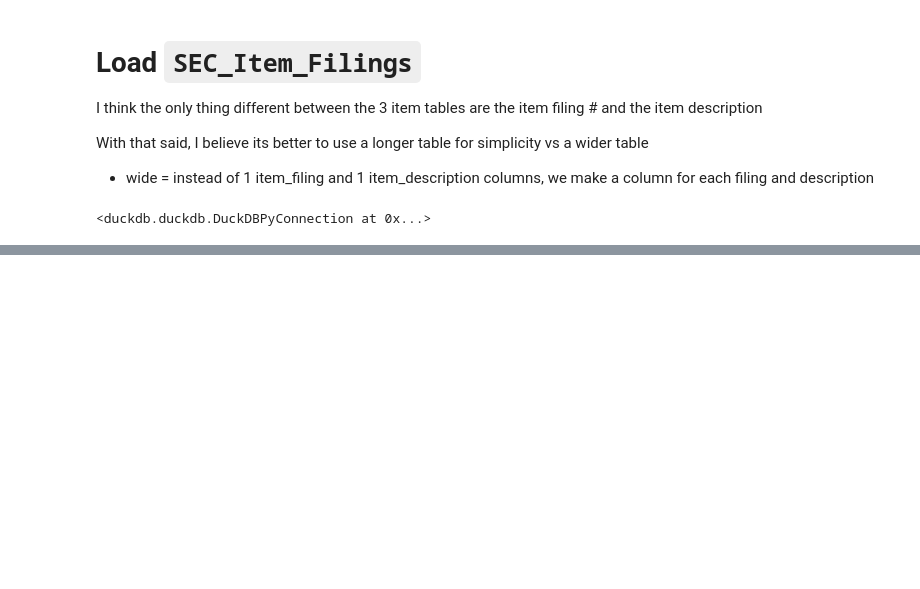
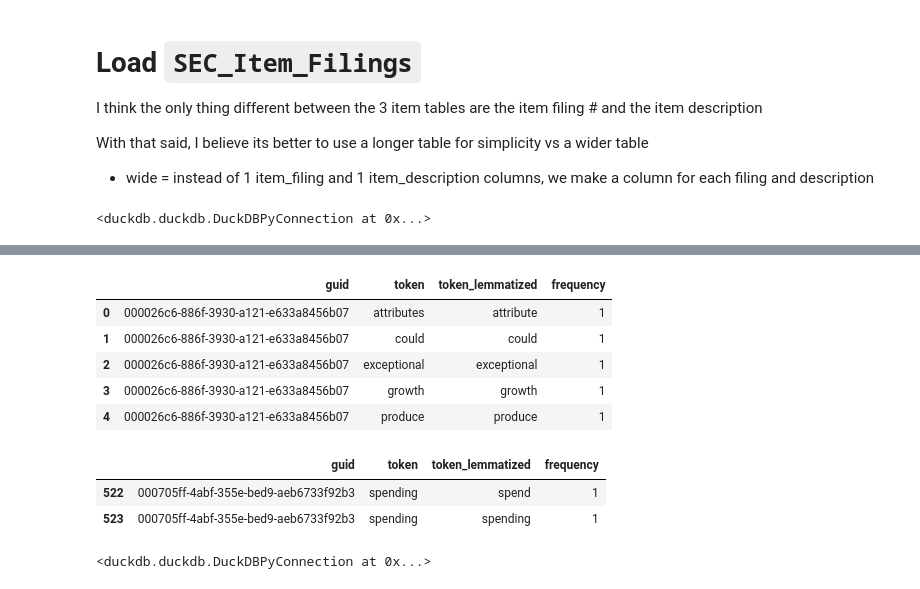
Before and after one commit to luchomame/financial-risk-scoring-nlp, a Jupyter notebook: notebooks/db_creation.ipynb, the cells around one changed output, grey strips where cells are left out. Drawn from its saved outputs; the diff is of its cells as text; code cells hidden in the pictures; blank space fills up the shorter version.

```diff
--- a/notebooks/db_creation.ipynb
+++ b/notebooks/db_creation.ipynb
@@ -803,0 +1001,5 @@ con.close()
+# %%
+con = duckdb.connect("financial_news.db")
+finbert_csv = "articles_with_all_finbert_scores.csv"
+# SO THIS ONE WILL HAVE DUPES! NEED TO DEDUPE!
+tokens_csv = "tokens.csv"
@@ -803,0 +1072,9 @@ con.close()
+# %%
+# SO THIS ONE WILL HAVE DUPES! NEED TO DEDUPE!
+df = pd.read_csv(tokens_csv)
+print(df.size)
+
+# remove df duplicates based on guid
+df.drop_duplicates(subset=['guid'], inplace=True)
+print(df.size)
+df.head()
@@ -803,0 +1090,46 @@ con.close()
+# %%
+tokens_description_data = []
+tokens_title_data = []
+
+for _, row in df.iterrows():
+    guid = row['guid']
+
+    tokens_description = eval(row['tokens_description'])
+    tokens_title = eval(row['tokens_title'])
+
+    for token, lemma  in tokens_description:
+        tokens_description_data.append((guid, token, lemma))
+
+    for token, lemma  in tokens_title:
+        tokens_title_data.append((guid, token, lemma))
+
+df_tokens_description = pd.DataFrame(tokens_description_data, columns=["guid", "token", "token_lemmatized"])
+df_tokens_title = pd.DataFrame(tokens_title_data, columns=["guid", "token", "token_lemmatized"])
+# %%
+# df_tokens_description.head()
+# find guid 367bed80-8d07-3dce-8092-fd53d70578fe with token quarter
+# df_tokens_description[(df_tokens_description['guid'] == '367bed80-8d07-3dce-8092-fd53d70578fe' ) & (df_tokens_description['token'] == 'quarter')]
+# aggregate any duplicates and count them and add them to column frequency
+### OKAY LETS KEEP token_lemmatized HERE BC LEMMAS RELY ON CONTEXT!
+df_tokens_description = df_tokens_description.groupby(['guid', 'token', 'token_lemmatized']).size().reset_index(name='frequency')
+# df_tokens_title = df_tokens_title.groupby(['guid', 'token', 'token_lemmatized']).size().reset_index(name='frequency')
+df_tokens_description.head()
+# %% [output]
+|  | guid | token | token_lemmatized | frequency |
+| 0 | 000026c6-886f-3930-a121-e633a8456b07 | attributes | attribute | 1 |
+| 1 | 000026c6-886f-3930-a121-e633a8456b07 | could | could | 1 |
+| 2 | 000026c6-886f-3930-a121-e633a8456b07 | exceptional | exceptional | 1 |
+| 3 | 000026c6-886f-3930-a121-e633a8456b07 | growth | growth | 1 |
+| 4 | 000026c6-886f-3930-a121-e633a8456b07 | produce | produce | 1 |
+# %%
+# 000705ff-4abf-355e-bed9-aeb6733f92b3 with token spending
+df_tokens_description[(df_tokens_description['guid'] == '000705ff-4abf-355e-bed9-aeb6733f92b3' ) & (df_tokens_description['token'] == 'spending')].head()
+# %% [output]
+|  | guid | token | token_lemmatized | frequency |
+| 522 | 000705ff-4abf-355e-bed9-aeb6733f92b3 | spending | spend | 1 |
+| 523 | 000705ff-4abf-355e-bed9-aeb6733f92b3 | spending | spending | 1 |
+# %%
+con.execute("truncate headlines.tokens_description")
+con.execute("INSERT INTO headlines.tokens_description select * from df_tokens_description")
+# %% [output]
+<duckdb.duckdb.DuckDBPyConnection at 0x...>
```
Also changed, not shown: parts of 38 cells of this notebook, 1 other file.
